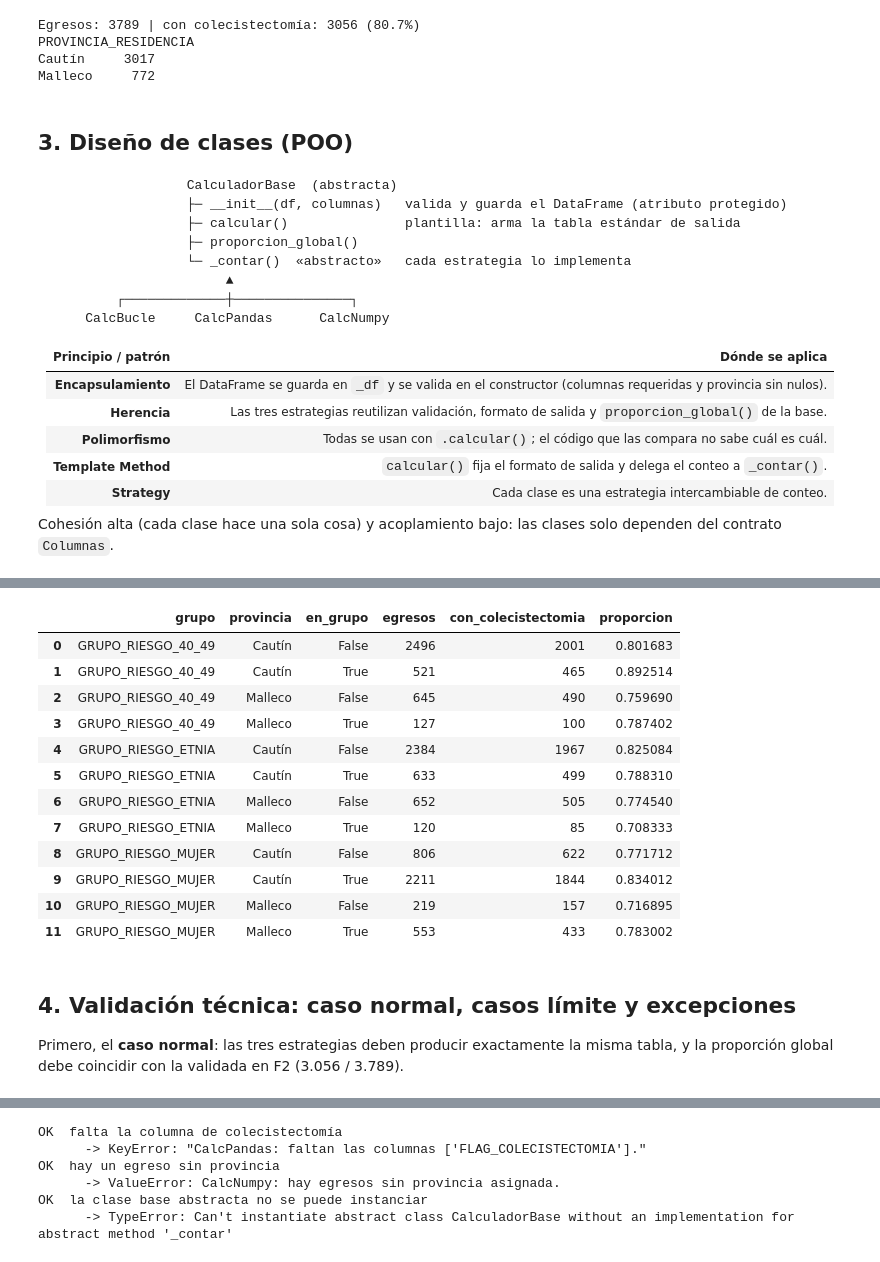
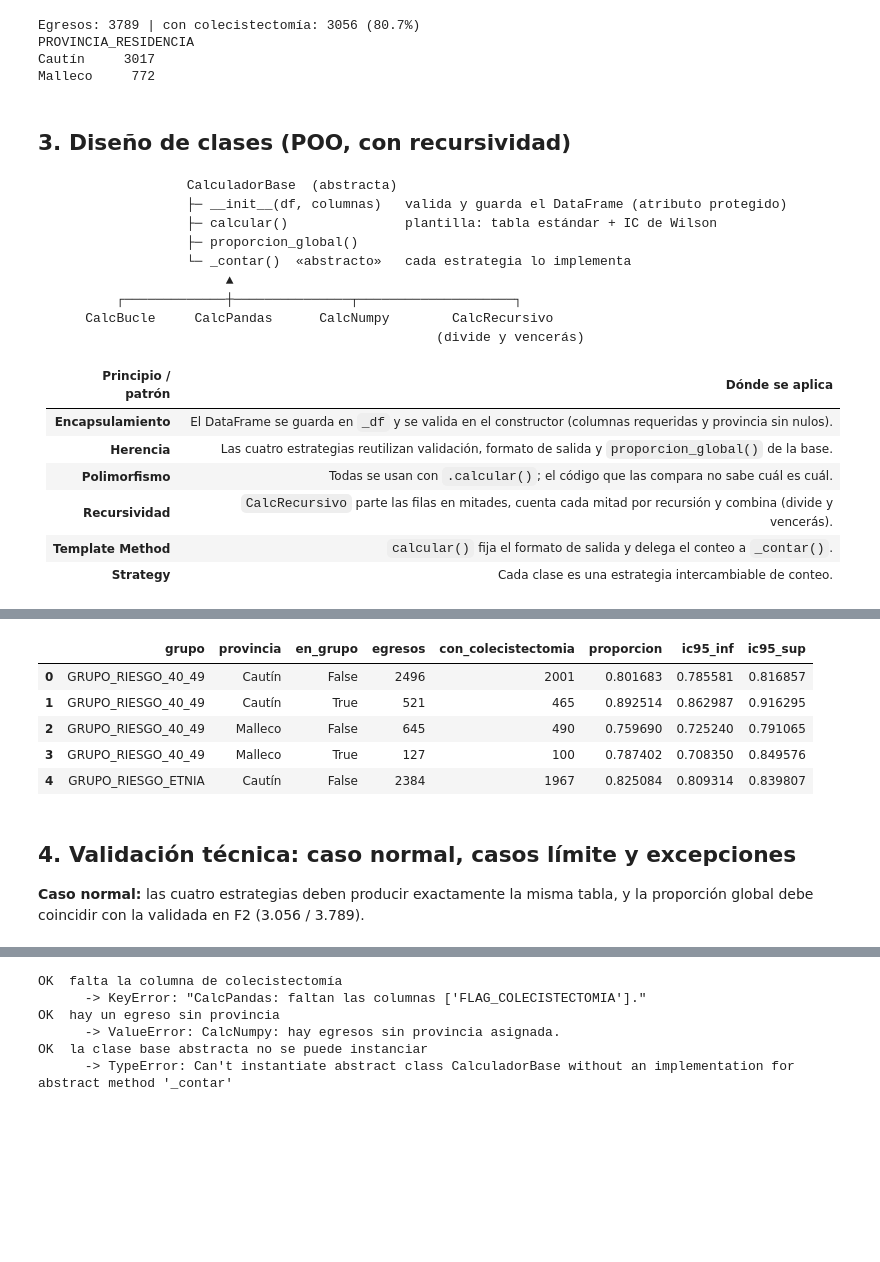
Before and after one commit to PaulaBecerraV/proyecto-grupo2-mcdi500, a Jupyter notebook: F3/F3_02_eficiencia.ipynb, the cells around one changed output, grey strips where cells are left out. Cells and saved outputs as stored; diff of their text form; code cells hidden in the pictures; blank space fills up the shorter version.

Commit message:
feat: comparación con recursiva, Wilson y conteo de los 70 excluidos

````diff
--- a/F3/F3_02_eficiencia.ipynb
+++ b/F3/F3_02_eficiencia.ipynb
@@ -53,9 +54,6 @@ La clase `Columnas` concentra sus nombres; **si en F2_03 se llaman distinto, se
 # %%
-COLS = Columnas(
-    provincia="PROVINCIA_RESIDENCIA",
-    flag="FLAG_COLECISTECTOMIA",
-    grupos=("GRUPO_RIESGO_MUJER", "GRUPO_RIESGO_ETNIA", "GRUPO_RIESGO_40_49"),
-)
+COLS = Columnas()          # nombres reales de F2_03 por defecto
+print("Columnas requeridas:", COLS.requeridas())
 
 df = pd.read_csv(RUTA, usecols=list(COLS.requeridas()))
 print("Filas y columnas:", df.shape)
@@ -88,32 +86,30 @@ PROVINCIA_RESIDENCIA
 Cautín     3017
 Malleco     772
 # %% [markdown]
-## 3. Diseño de clases (POO)
+## 3. Diseño de clases (POO, con recursividad)
 
 ```
                  CalculadorBase  (abstracta)
                  ├─ __init__(df, columnas)   valida y guarda el DataFrame (atributo protegido)
-                 ├─ calcular()               plantilla: arma la tabla estándar de salida
+                 ├─ calcular()               plantilla: tabla estándar + IC de Wilson
                  ├─ proporcion_global()
                  └─ _contar()  «abstracto»   cada estrategia lo implementa
                       ▲
-        ┌─────────────┼───────────────┐
-    CalcBucle     CalcPandas      CalcNumpy
+        ┌─────────────┼───────────────┬────────────────────┐
+    CalcBucle     CalcPandas      CalcNumpy        CalcRecursivo
+                                                 (divide y vencerás)
 ```
 
 | Principio / patrón | Dónde se aplica |
 |---|---|
 | **Encapsulamiento** | El DataFrame se guarda en `_df` y se valida en el constructor (columnas requeridas y provincia sin nulos). |
-| **Herencia** | Las tres estrategias reutilizan validación, formato de salida y `proporcion_global()` de la base. |
+| **Herencia** | Las cuatro estrategias reutilizan validación, formato de salida y `proporcion_global()` de la base. |
 | **Polimorfismo** | Todas se usan con `.calcular()`; el código que las compara no sabe cuál es cuál. |
+| **Recursividad** | `CalcRecursivo` parte las filas en mitades, cuenta cada mitad por recursión y combina (divide y vencerás). |
 | **Template Method** | `calcular()` fija el formato de salida y delega el conteo a `_contar()`. |
 | **Strategy** | Cada clase es una estrategia intercambiable de conteo. |
-
-Cohesión alta (cada clase hace una sola cosa) y acoplamiento bajo: las clases solo dependen del contrato `Columnas`.
 # %%
 for cls in ESTRATEGIAS:
-    print(f"{cls.__name__:<11} hereda de {cls.__bases__[0].__name__:<15} -> {cls.nombre}")
-
-resultado = CalcNumpy(df, COLS).calcular()
-resultado
+    print(f"{cls.__name__:<14} hereda de {cls.__bases__[0].__name__:<15} -> {cls.nombre}")
+CalcNumpy(df, COLS).calcular().head()
 # %% [output]
@@ -123,19 +120,12 @@ CalcNumpy   hereda de CalculadorBase  -> NumPy máscaras
-|  | grupo | provincia | en_grupo | egresos | con_colecistectomia | proporcion |
-| 0 | GRUPO_RIESGO_40_49 | Cautín | False | 2496 | 2001 | 0.801683 |
-| 1 | GRUPO_RIESGO_40_49 | Cautín | True | 521 | 465 | 0.892514 |
-| 2 | GRUPO_RIESGO_40_49 | Malleco | False | 645 | 490 | 0.759690 |
-| 3 | GRUPO_RIESGO_40_49 | Malleco | True | 127 | 100 | 0.787402 |
-| 4 | GRUPO_RIESGO_ETNIA | Cautín | False | 2384 | 1967 | 0.825084 |
-| 5 | GRUPO_RIESGO_ETNIA | Cautín | True | 633 | 499 | 0.788310 |
-| 6 | GRUPO_RIESGO_ETNIA | Malleco | False | 652 | 505 | 0.774540 |
-| 7 | GRUPO_RIESGO_ETNIA | Malleco | True | 120 | 85 | 0.708333 |
-| 8 | GRUPO_RIESGO_MUJER | Cautín | False | 806 | 622 | 0.771712 |
-| 9 | GRUPO_RIESGO_MUJER | Cautín | True | 2211 | 1844 | 0.834012 |
-| 10 | GRUPO_RIESGO_MUJER | Malleco | False | 219 | 157 | 0.716895 |
-| 11 | GRUPO_RIESGO_MUJER | Malleco | True | 553 | 433 | 0.783002 |
+|  | grupo | provincia | en_grupo | egresos | con_colecistectomia | proporcion | ic95_inf | ic95_sup |
+| 0 | GRUPO_RIESGO_40_49 | Cautín | False | 2496 | 2001 | 0.801683 | 0.785581 | 0.816857 |
+| 1 | GRUPO_RIESGO_40_49 | Cautín | True | 521 | 465 | 0.892514 | 0.862987 | 0.916295 |
+| 2 | GRUPO_RIESGO_40_49 | Malleco | False | 645 | 490 | 0.759690 | 0.725240 | 0.791065 |
+| 3 | GRUPO_RIESGO_40_49 | Malleco | True | 127 | 100 | 0.787402 | 0.708350 | 0.849576 |
+| 4 | GRUPO_RIESGO_ETNIA | Cautín | False | 2384 | 1967 | 0.825084 | 0.809314 | 0.839807 |
 # %% [markdown]
 ## 4. Validación técnica: caso normal, casos límite y excepciones
-Primero, el **caso normal**: las tres estrategias deben producir exactamente la misma tabla, y la proporción global debe coincidir con la validada en F2 (3.056 / 3.789).
+**Caso normal:** las cuatro estrategias deben producir exactamente la misma tabla, y la proporción global debe coincidir con la validada en F2 (3.056 / 3.789).
 # %%
 calculadores = {cls.nombre: cls(df, COLS) for cls in ESTRATEGIAS}
 tablas = {nombre: c.calcular() for nombre, c in calculadores.items()}
````
Also changed, not shown: parts of 24 cells of this notebook.
